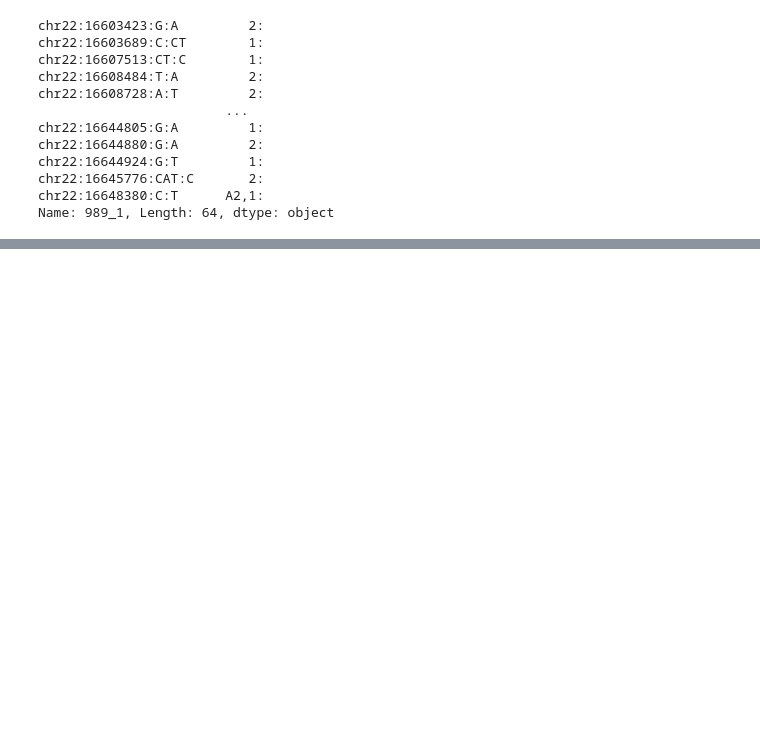
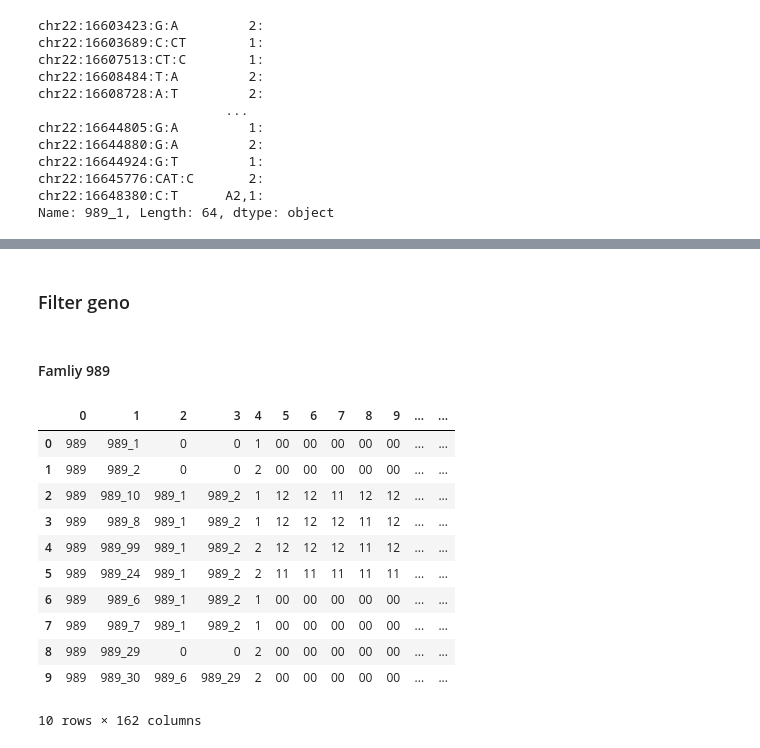
Before and after one commit to gaow/SEQLinkage, a Jupyter notebook: nbs/11_CHP_marker.ipynb, the cells around one changed output, grey strips where cells are left out. Saved outputs shown, nothing was run; the diff lists cells and outputs as text; code cells hidden in the pictures; blank space fills up the shorter version.

```diff
--- a/nbs/11_CHP_marker.ipynb
+++ b/nbs/11_CHP_marker.ipynb
@@ -154,0 +172,7 @@ for k in chp_haps.index:
+# %% [markdown]
+### Filter geno
+# %%
+with open('../data/wg20220316/chr22test/TPTEP1genodata.pickle', 'rb') as handle:
+    geno = pickle.load(handle)
+# %% [markdown]
+#### Famliy 989
@@ -154,0 +181,15 @@ for k in chp_haps.index:
+# %%
+pd.DataFrame(geno['989'])
+# %% [output]
+|  | 0 | 1 | 2 | 3 | 4 | 5 | 6 | 7 | 8 | 9 | ... | ... |
+| 0 | 989 | 989_1 | 0 | 0 | 1 | 00 | 00 | 00 | 00 | 00 | ... | ... |
+| 1 | 989 | 989_2 | 0 | 0 | 2 | 00 | 00 | 00 | 00 | 00 | ... | ... |
+| 2 | 989 | 989_10 | 989_1 | 989_2 | 1 | 12 | 12 | 11 | 12 | 12 | ... | ... |
+| 3 | 989 | 989_8 | 989_1 | 989_2 | 1 | 12 | 12 | 12 | 11 | 12 | ... | ... |
+| 4 | 989 | 989_99 | 989_1 | 989_2 | 2 | 12 | 12 | 12 | 11 | 12 | ... | ... |
+| 5 | 989 | 989_24 | 989_1 | 989_2 | 2 | 11 | 11 | 11 | 11 | 11 | ... | ... |
+| 6 | 989 | 989_6 | 989_1 | 989_2 | 1 | 00 | 00 | 00 | 00 | 00 | ... | ... |
+| 7 | 989 | 989_7 | 989_1 | 989_2 | 1 | 00 | 00 | 00 | 00 | 00 | ... | ... |
+| 8 | 989 | 989_29 | 0 | 0 | 2 | 00 | 00 | 00 | 00 | 00 | ... | ... |
+| 9 | 989 | 989_30 | 989_6 | 989_29 | 2 | 00 | 00 | 00 | 00 | 00 | ... | ... |
+10 rows × 162 columns
```
Also changed, not shown: parts of 41 cells of this notebook.
